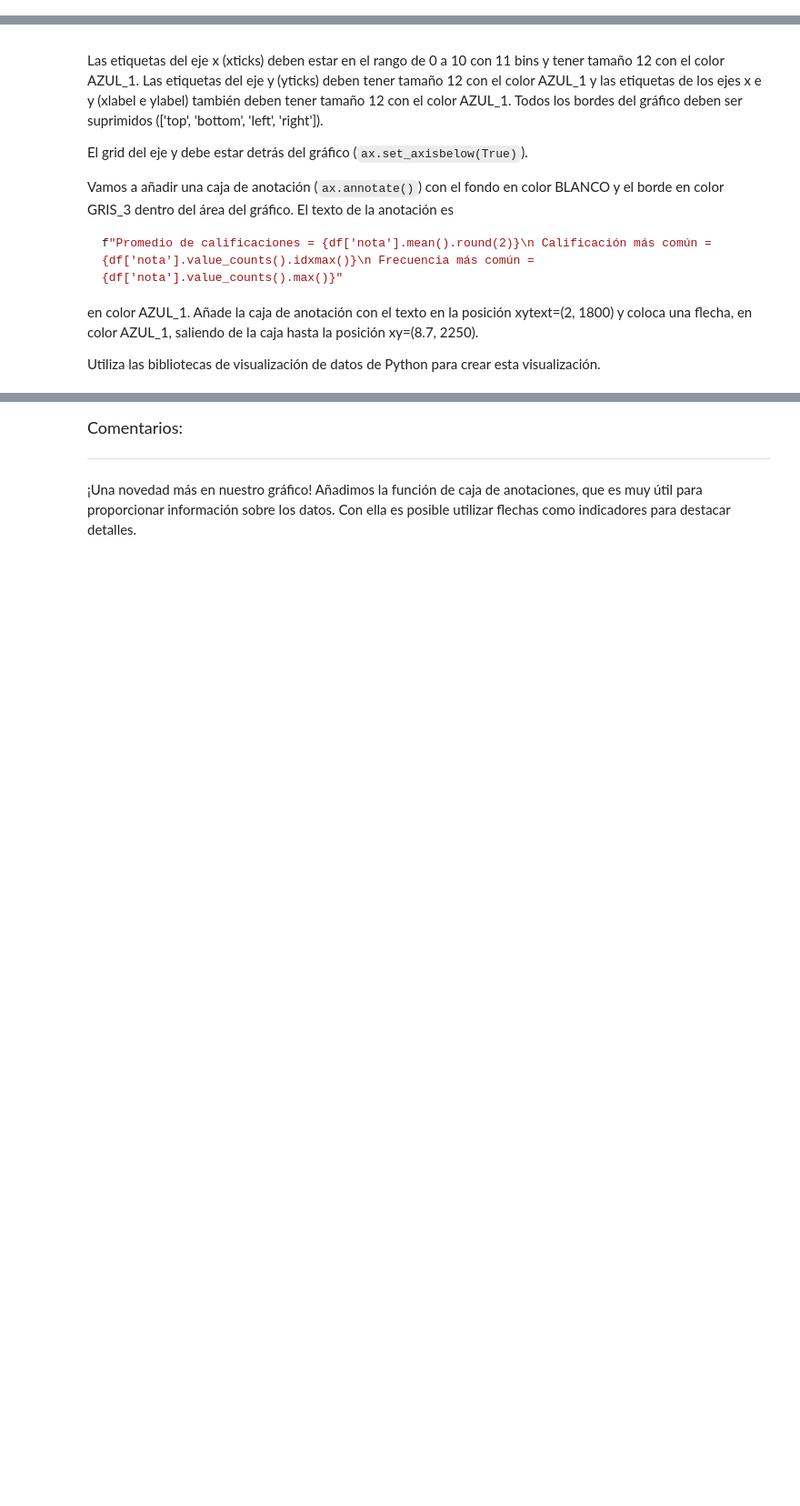
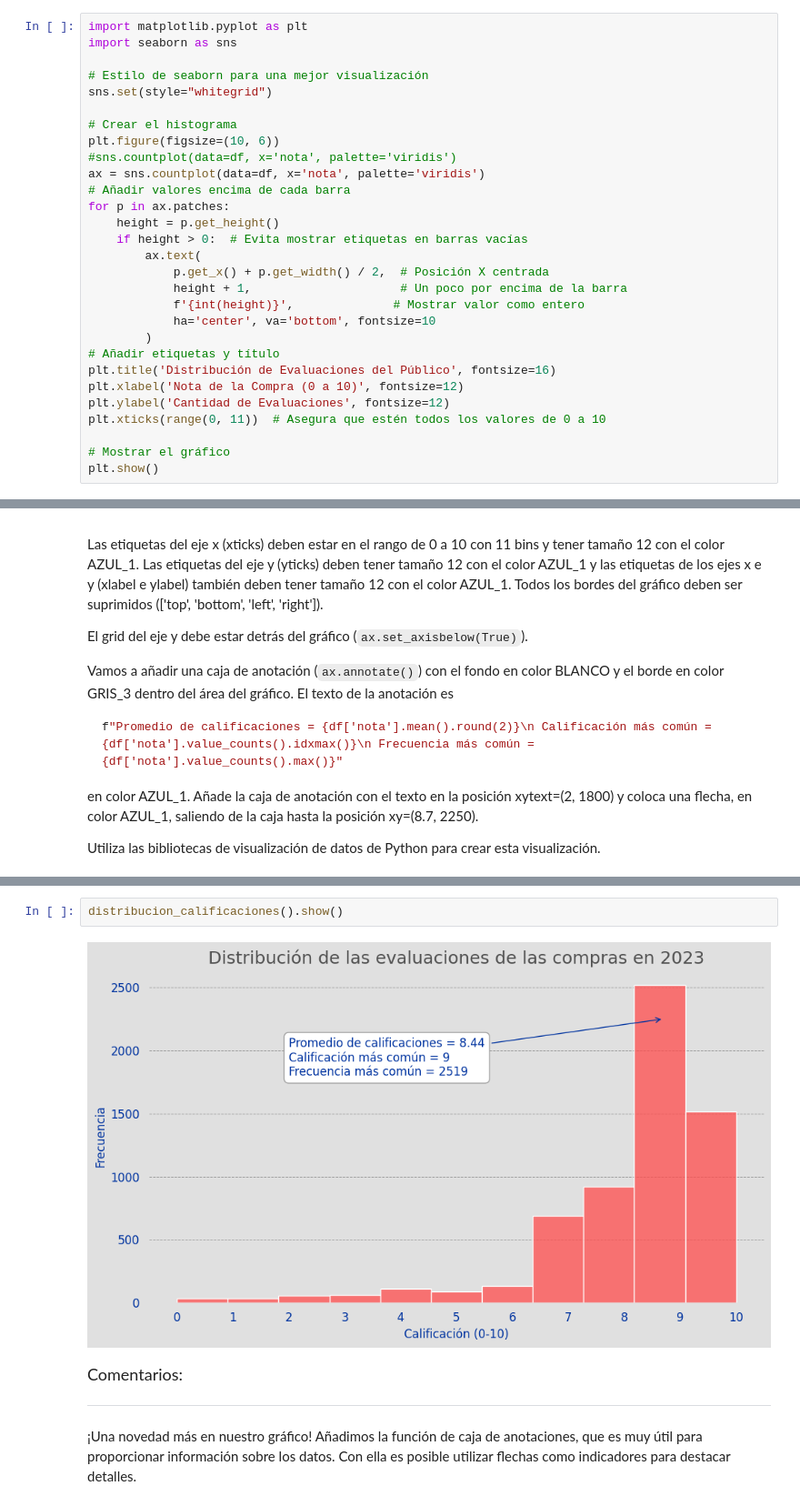
Before and after one commit to clopezv/Challenger_TelecomX, a Jupyter notebook: IA_aplicada_a_ciencia_de_datos.ipynb, the cells around one changed output, grey strips where cells are left out. Shown at 91% size. Drawn from its saved outputs; the diff is of its cells as text; blank space fills up the shorter version.

```diff
--- a/IA_aplicada_a_ciencia_de_datos.ipynb
+++ b/IA_aplicada_a_ciencia_de_datos.ipynb
@@ -3212,3 +3398,32 @@ Ahora vamos con los últimos 2 gráficos antes de la exportación de los visuale
 ### **Gráfico 6 - Evaluaciones de los productos:**
 # %% [markdown]
 Agora vamos para a distribuição das avaliações dos produtos em que criamos um histograma. Vamos adicionar mais um novo elemento visual e realizar alguns ajustes.
+# %%
+import matplotlib.pyplot as plt
+import seaborn as sns
+
+# Estilo de seaborn para una mejor visualización
+sns.set(style="whitegrid")
+
+# Crear el histograma
+plt.figure(figsize=(10, 6))
+#sns.countplot(data=df, x='nota', palette='viridis')
+ax = sns.countplot(data=df, x='nota', palette='viridis')
+# Añadir valores encima de cada barra
+for p in ax.patches:
+    height = p.get_height()
+    if height > 0:  # Evita mostrar etiquetas en barras vacías
+        ax.text(
+            p.get_x() + p.get_width() / 2,  # Posición X centrada
+            height + 1,                     # Un poco por encima de la barra
+            f'{int(height)}',              # Mostrar valor como entero
+            ha='center', va='bottom', fontsize=10
+        )
+# Añadir etiquetas y título
+plt.title('Distribución de Evaluaciones del Público', fontsize=16)
+plt.xlabel('Nota de la Compra (0 a 10)', fontsize=12)
+plt.ylabel('Cantidad de Evaluaciones', fontsize=12)
+plt.xticks(range(0, 11))  # Asegura que estén todos los valores de 0 a 10
+
+# Mostrar el gráfico
+plt.show()
@@ -3255,3 +3538,7 @@ Utiliza las bibliotecas de visualización de datos de Python para crear esta vis
+# %%
+distribucion_calificaciones().show()
+# %% [output]
+[figure, added]
 # %% [markdown]
 <font color="7b71ff" size=4> Comentarios: </font>
 
```
Also changed, not shown: parts of 12 cells of this notebook.
